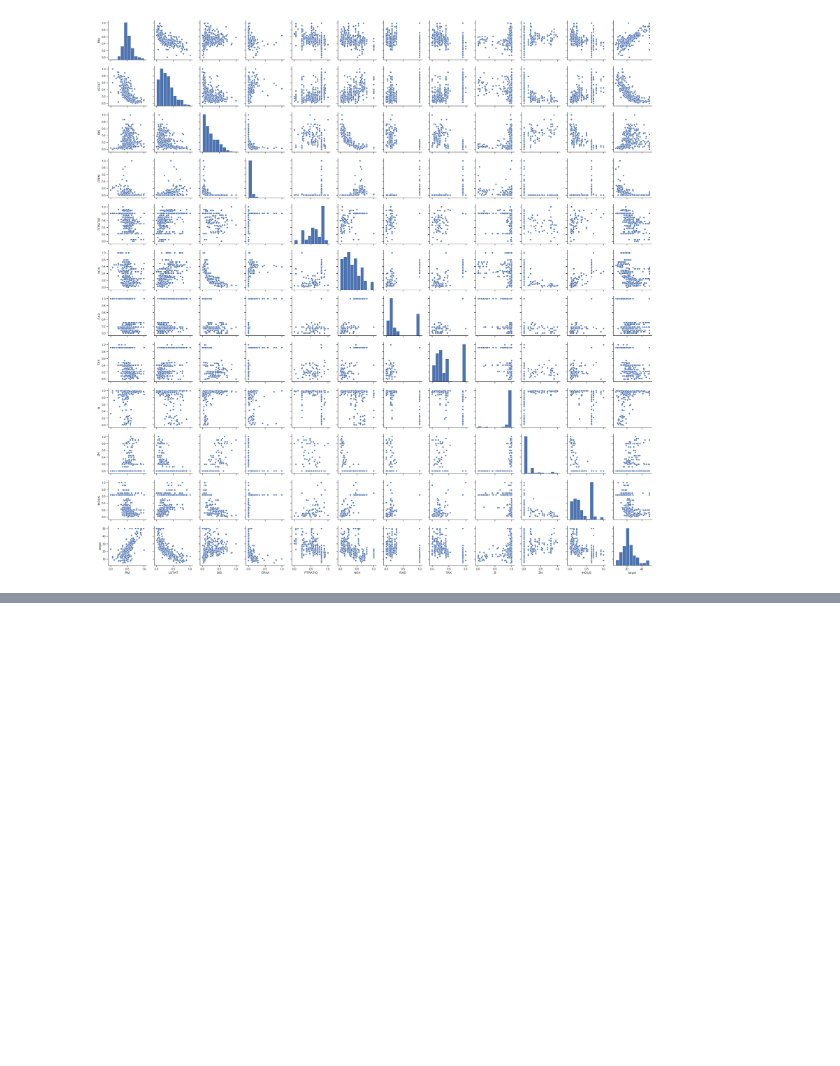
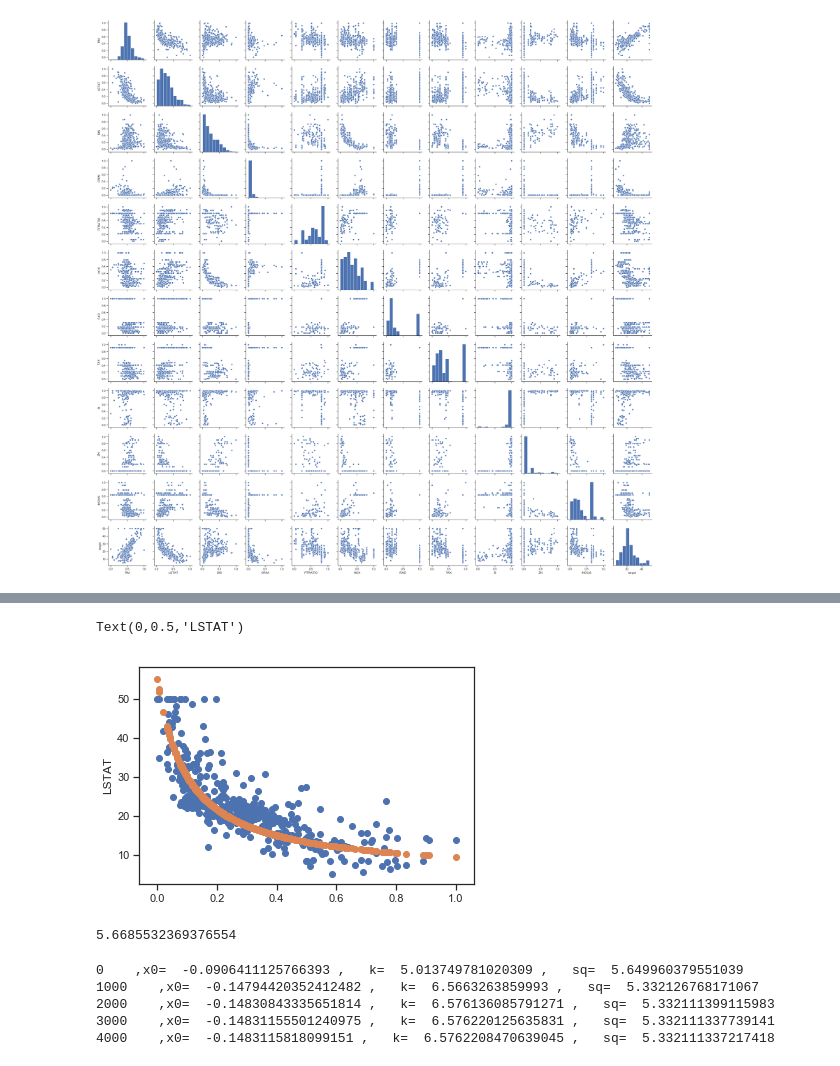
Before and after one commit to zamarseny/homework_python, a Jupyter notebook: 4_building_models/regression fitting.ipynb, the cells around one changed output, grey strips where cells are left out. Drawn from its saved outputs; the diff is of its cells as text; code cells hidden in the pictures; blank space fills up the shorter version.

```diff
--- a/4_building_models/regression fitting.ipynb
+++ b/4_building_models/regression fitting.ipynb
@@ -120,10 +120,61 @@ plt.show
 # %%
 b=min(y_train)
 #data_train_sc['LSTAT']
-k=1
-x0=(0.01, 0.1, 0.2, 0.5)
-min=0
-for x0i, kj in x0, k
-    new_lstat=b+k/(data_train_sc['LSTAT']+x0)
+k=5
+#x0=(0.01, 0.1, 0.2, 0.5)
+x0=-0.1
+
+plt.scatter(data_train_sc['LSTAT'], y_train)
+plt.scatter(data_train_sc['LSTAT'], (b+k/(data_train_sc['LSTAT']-x0)))
+plt.ylabel('LSTAT')
+# %% [output]
+Text(0,0.5,'LSTAT')
+[figure, added]
+# %%
+b=min(y_train)
+k=5
+x0=-0.1
+
+#Minimize sum(  (y_train-(b+k/(lstat-x0))**2   )
+#min=0
+y_pred=(b+k/(data_train_sc['LSTAT']-x0))
+min_sq=np.sqrt(sum((y_train-y_pred)**2)/len(y_train))
+print(min_sq)
+# %% [output]
+5.6685532369376554
+# %%
+#b=min(y_train)
+#k=5
+#x0=-0.1
+
+alfa=0.0000002
+min_sq_prev=min_sq
+n=0
+niter=10000
+while min_sq_prev>=min_sq and n<niter:
+    min_sq_prev=min_sq
+    dydx0=-2*sum((y_train-y_pred)*k/(data_train_sc['LSTAT']-x0)**2)
+    dydk=-1*sum(y_train-y_pred)
+    x0-=alfa*dydx0
+    k-=alfa*dydk*100
+    y_pred=(b+k/(data_train_sc['LSTAT']-x0))
+    min_sq=np.sqrt(sum((y_train-y_pred)**2)/len(y_train))
+    #print(n, '   ,dy/dx0= ', dydx0, ',   dy/dk= ', dydk)
+    if n % 1000==0:
+        print(n, '   ,x0= ', x0, ',   k= ', k, ',   sq= ',min_sq)
+        #print(n, '   ,dy/dx0= ', dydx0, ',   dy/dk= ', dydk)
+
+    n+=1
+
+
+
+#for x0i, kj in x0, k
+#    new_lstat=b+k/(data_train_sc['LSTAT']+x0)
+# %% [output]
+0    ,x0=  -0.0906411125766393 ,   k=  5.013749781020309 ,   sq=  5.649960379551039
+1000    ,x0=  -0.14794420352412482 ,   k=  6.5663263859993 ,   sq=  5.332126768171067
+2000    ,x0=  -0.14830843335651814 ,   k=  6.576136085791271 ,   sq=  5.332111399115983
+3000    ,x0=  -0.14831155501240975 ,   k=  6.576220125635831 ,   sq=  5.332111337739141
+4000    ,x0=  -0.1483115818099151 ,   k=  6.5762208470639045 ,   sq=  5.332111337217418
 # %%
 data_train_sc['LSTAT'].min()
```
Also changed, not shown: parts of 40 cells of this notebook.
